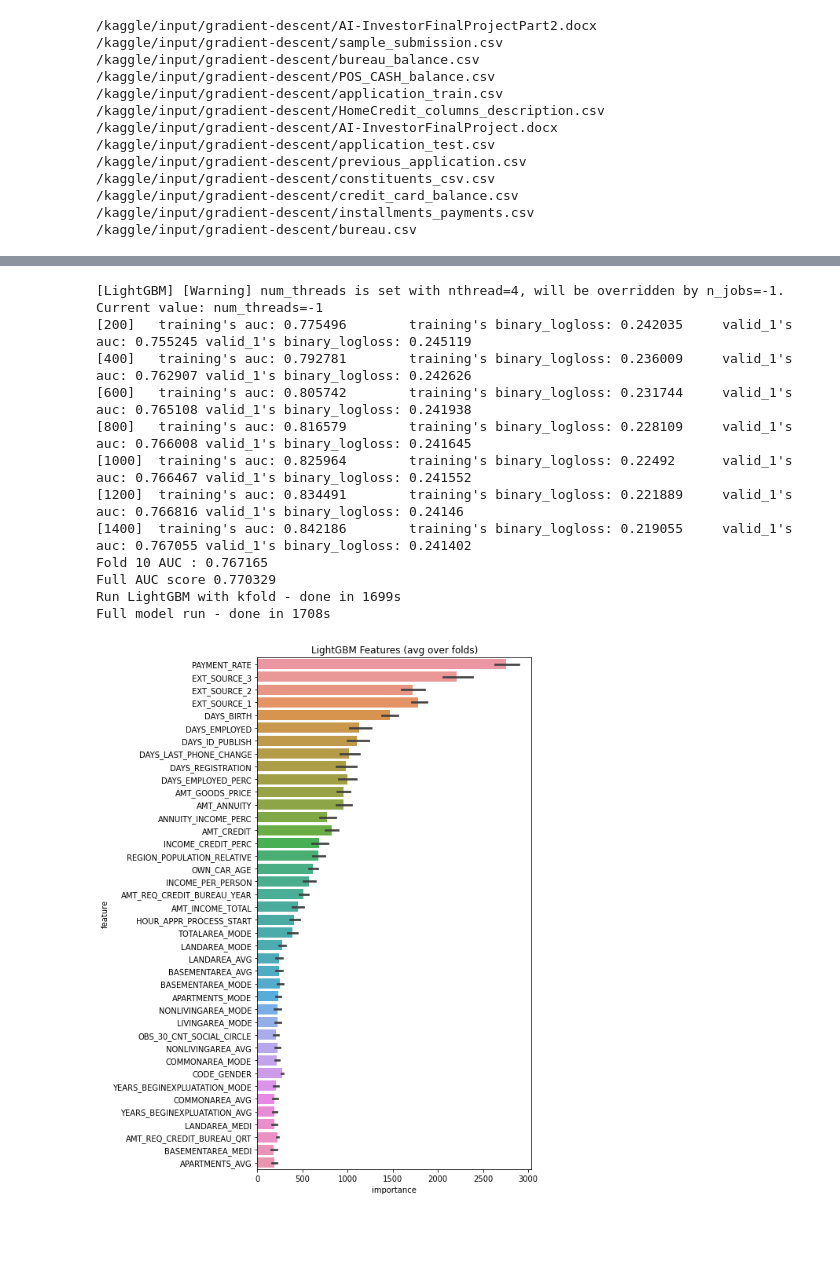
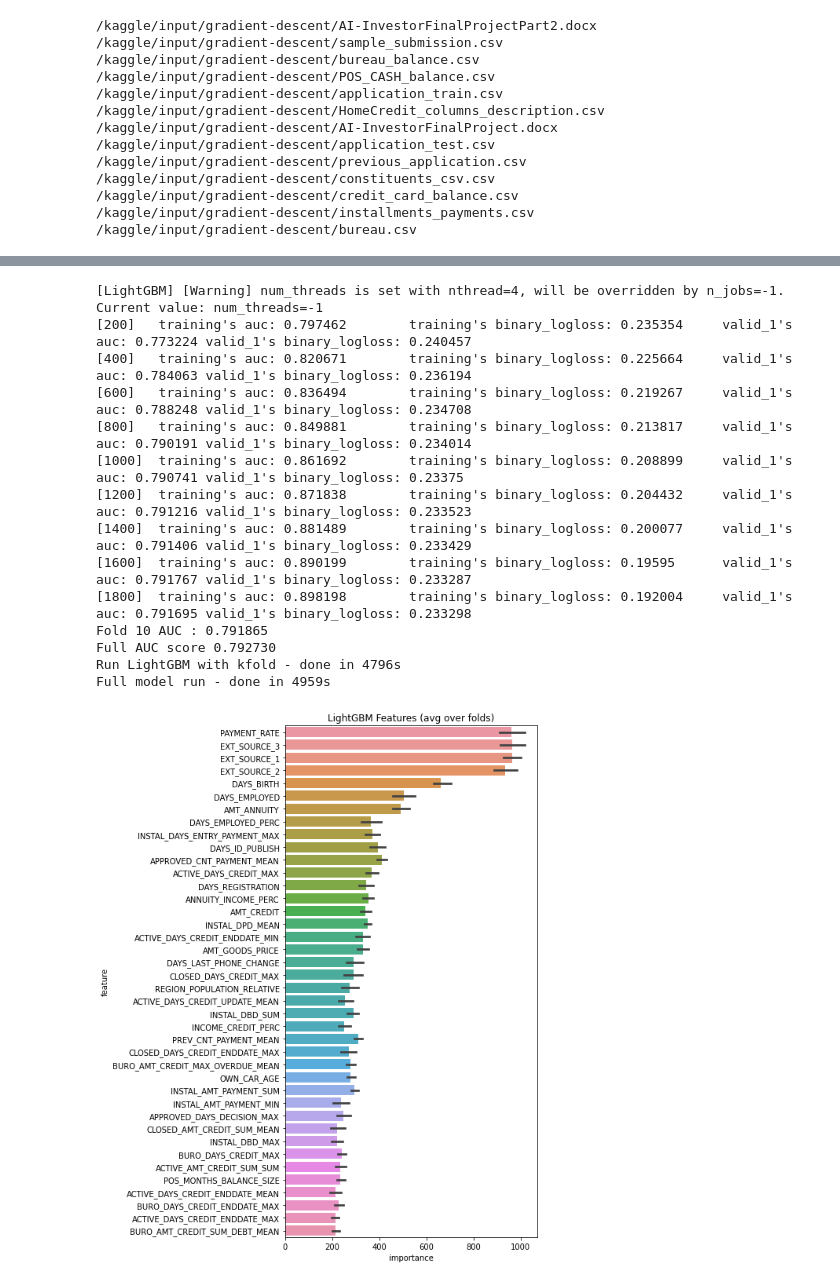
Before and after one commit to amithsbhat/machinelearning, a Jupyter notebook: final-project-home-credit-default-risk-2.ipynb, the cells around one changed output, grey strips where cells are left out. Drawn from its saved outputs; the diff is of its cells as text; code cells hidden in the pictures; blank space fills up the shorter version.

Commit message:
Kaggle Notebook | Final_Project_Home_Credit Default_Risk_2 | Version 1

```diff
--- a/final-project-home-credit-default-risk-2.ipynb
+++ b/final-project-home-credit-default-risk-2.ipynb
@@ -90,4 +246,17 @@ from catboost import CatBoostClassifier
 # %%
+# Preprocess credit_card_balance.csv
+def credit_card_balance(num_rows = None, nan_as_category = True):
+    cc = pd.read_csv('/kaggle/input/gradient-descent/credit_card_balance.csv', nrows = num_rows)
+    cc, cat_cols = one_hot_encoder(cc, nan_as_category= True)
+    # General aggregations
+    cc.drop(['SK_ID_PREV'], axis= 1, inplace = True)
+    cc_agg = cc.groupby('SK_ID_CURR').agg(['min', 'max', 'mean', 'sum', 'var'])
+    cc_agg.columns = pd.Index(['CC_' + e[0] + "_" + e[1].upper() for e in cc_agg.columns.tolist()])
+    # Count credit card lines
+    cc_agg['CC_COUNT'] = cc.groupby('SK_ID_CURR').size()
+    del cc
+    gc.collect()
+    return cc_agg
 
 # LightGBM GBDT with KFold or Stratified KFold
 # Parameters from Tilii kernel: https://www.kaggle.com/tilii7/olivier-lightgbm-parameters-by-bayesian-opt/code
@@ -114,13 +283,6 @@ def kfold_lightgbm(df, num_folds, stratified = False, debug= False):
         train_x, train_y = train_df[feats].iloc[train_idx], train_df['TARGET'].iloc[train_idx]
         valid_x, valid_y = train_df[feats].iloc[valid_idx], train_df['TARGET'].iloc[valid_idx]
 
-        """
-        clf = CatBoostClassifier(
-            iterations=5,
-            learning_rate=0.1,
-            #loss_function='CrossEntropy'
-        )
-        """
         # LightGBM parameters found by Bayesian optimization
         clf = LGBMClassifier(
             boosting_type = 'goss',  ### Added as per notebook comments ###
@@ -137,7 +299,6 @@ def kfold_lightgbm(df, num_folds, stratified = False, debug= False):
             min_child_weight=39.3259775,
             silent=-1,
             verbose=-1, )
-
 
         clf.fit(train_x, train_y, eval_set=[(train_x, train_y), (valid_x, valid_y)],
             eval_metric= 'auc', verbose= 200, early_stopping_rounds= 200)
@@ -176,7 +337,6 @@ def display_importances(feature_importance_df_):
 def main(debug = False):
     num_rows = 10000 if debug else None
     df = application_train_test(num_rows)
-    """
     with timer("Process bureau and bureau_balance"):
         bureau = bureau_and_balance(num_rows)
         print("Bureau df shape:", bureau.shape)
@@ -207,28 +367,12 @@ def main(debug = False):
         df = df.join(cc, how='left', on='SK_ID_CURR')
         del cc
         gc.collect()
-    """
     with timer("Run LightGBM with kfold"):
         feat_importance = kfold_lightgbm(df, num_folds= 10, stratified= False, debug= debug)
 
 #if __name__ == "__main__":
 submission_file_name = "submission_kernel02.csv"
 with timer("Full model run"):
-    """
-    [LightGBM] [Warning] num_threads is set with nthread=4, will be overridden by n_jobs=-1. Current value: num_threads=-1
-    [200]	training's auc: 0.774705	training's binary_logloss: 0.241492	valid_1's auc: 0.76061	valid_1's binary_logloss: 0.250624
-    [400]	training's auc: 0.793039	training's binary_logloss: 0.235213	valid_1's auc: 0.76696	valid_1's binary_logloss: 0.248285
-    [600]	training's auc: 0.805942	training's binary_logloss: 0.231025	valid_1's auc: 0.768789	valid_1's binary_logloss: 0.247595
-    [800]	training's auc: 0.816932	training's binary_logloss: 0.227412	valid_1's auc: 0.769609	valid_1's binary_logloss: 0.247258
-    [1000]	training's auc: 0.826627	training's binary_logloss: 0.224124	valid_1's auc: 0.769926	valid_1's binary_logloss: 0.247152
-    Fold  1 AUC : 0.770105
-    "
-    [LightGBM] [Warning] num_threads is set with nthread=4, will be overridden by n_jobs=-1. Current value: num_threads=-1
-    [200]	training's auc: 0.774547	training's binary_logloss: 0.24208	valid_1's auc: 0.761697	valid_1's binary_logloss: 0.245617
-    [400]	training's auc: 0.792338	training's binary_logloss: 0.235938	valid_1's auc: 0.768772	valid_1's binary_logloss: 0.243026
-
-
-    """
     main()
 # %% [output]
 Train samples: 307511, test samples: 48744
@@ -304,13 +474,15 @@ Fold  9 AUC : 0.775719
 [LightGBM] [Warning] num_threads is set with nthread=4, will be overridden by n_jobs=-1. Current value: num_threads=-1
-[200]   training's auc: 0.775496        training's binary_logloss: 0.242035     valid_1's auc: 0.755245 valid_1's binary_logloss: 0.245119
-[400]   training's auc: 0.792781        training's binary_logloss: 0.236009     valid_1's auc: 0.762907 valid_1's binary_logloss: 0.242626
-[600]   training's auc: 0.805742        training's binary_logloss: 0.231744     valid_1's auc: 0.765108 valid_1's binary_logloss: 0.241938
-[800]   training's auc: 0.816579        training's binary_logloss: 0.228109     valid_1's auc: 0.766008 valid_1's binary_logloss: 0.241645
-[1000]  training's auc: 0.825964        training's binary_logloss: 0.22492      valid_1's auc: 0.766467 valid_1's binary_logloss: 0.241552
-[1200]  training's auc: 0.834491        training's binary_logloss: 0.221889     valid_1's auc: 0.766816 valid_1's binary_logloss: 0.24146
-[1400]  training's auc: 0.842186        training's binary_logloss: 0.219055     valid_1's auc: 0.767055 valid_1's binary_logloss: 0.241402
-Fold 10 AUC : 0.767165
-Full AUC score 0.770329
-Run LightGBM with kfold - done in 1699s
-Full model run - done in 1708s
+[200]   training's auc: 0.797462        training's binary_logloss: 0.235354     valid_1's auc: 0.773224 valid_1's binary_logloss: 0.240457
+[400]   training's auc: 0.820671        training's binary_logloss: 0.225664     valid_1's auc: 0.784063 valid_1's binary_logloss: 0.236194
+[600]   training's auc: 0.836494        training's binary_logloss: 0.219267     valid_1's auc: 0.788248 valid_1's binary_logloss: 0.234708
+[800]   training's auc: 0.849881        training's binary_logloss: 0.213817     valid_1's auc: 0.790191 valid_1's binary_logloss: 0.234014
+[1000]  training's auc: 0.861692        training's binary_logloss: 0.208899     valid_1's auc: 0.790741 valid_1's binary_logloss: 0.23375
+[1200]  training's auc: 0.871838        training's binary_logloss: 0.204432     valid_1's auc: 0.791216 valid_1's binary_logloss: 0.233523
+[1400]  training's auc: 0.881489        training's binary_logloss: 0.200077     valid_1's auc: 0.791406 valid_1's binary_logloss: 0.233429
+[1600]  training's auc: 0.890199        training's binary_logloss: 0.19595      valid_1's auc: 0.791767 valid_1's binary_logloss: 0.233287
+[1800]  training's auc: 0.898198        training's binary_logloss: 0.192004     valid_1's auc: 0.791695 valid_1's binary_logloss: 0.233298
+Fold 10 AUC : 0.791865
+Full AUC score 0.792730
+Run LightGBM with kfold - done in 4796s
+Full model run - done in 4959s
-[figure, old version]
+[figure, new version]
```
Also changed, not shown: parts of 5 cells of this notebook.
